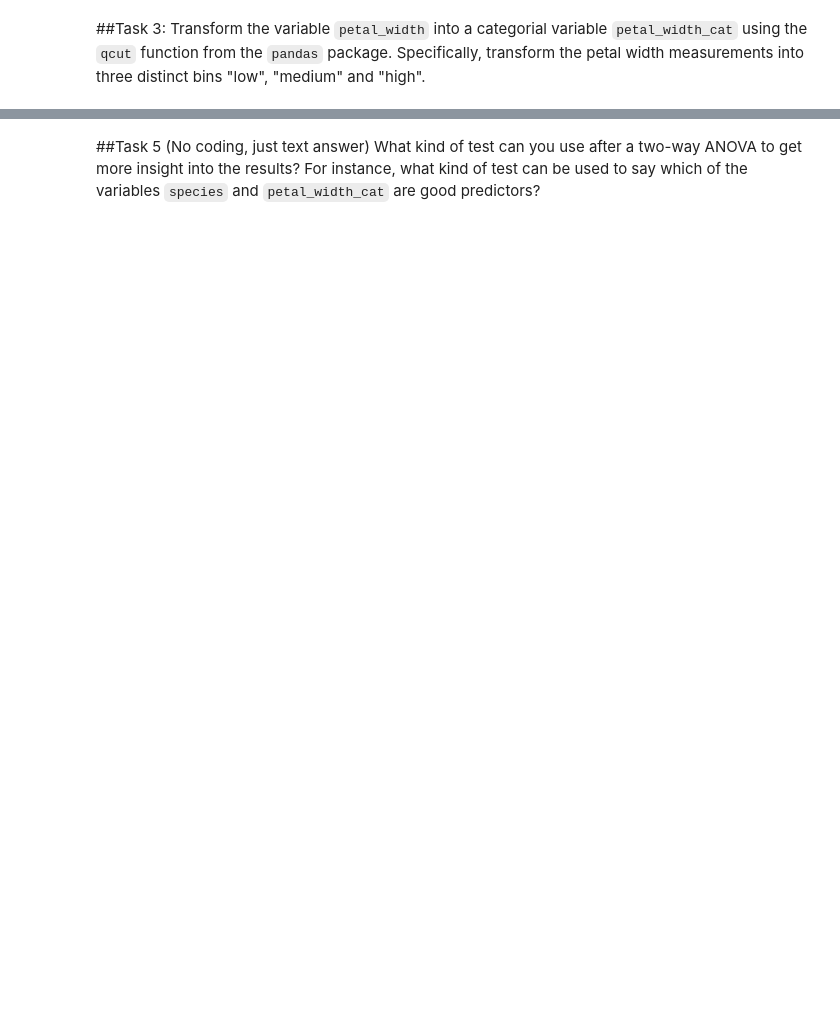
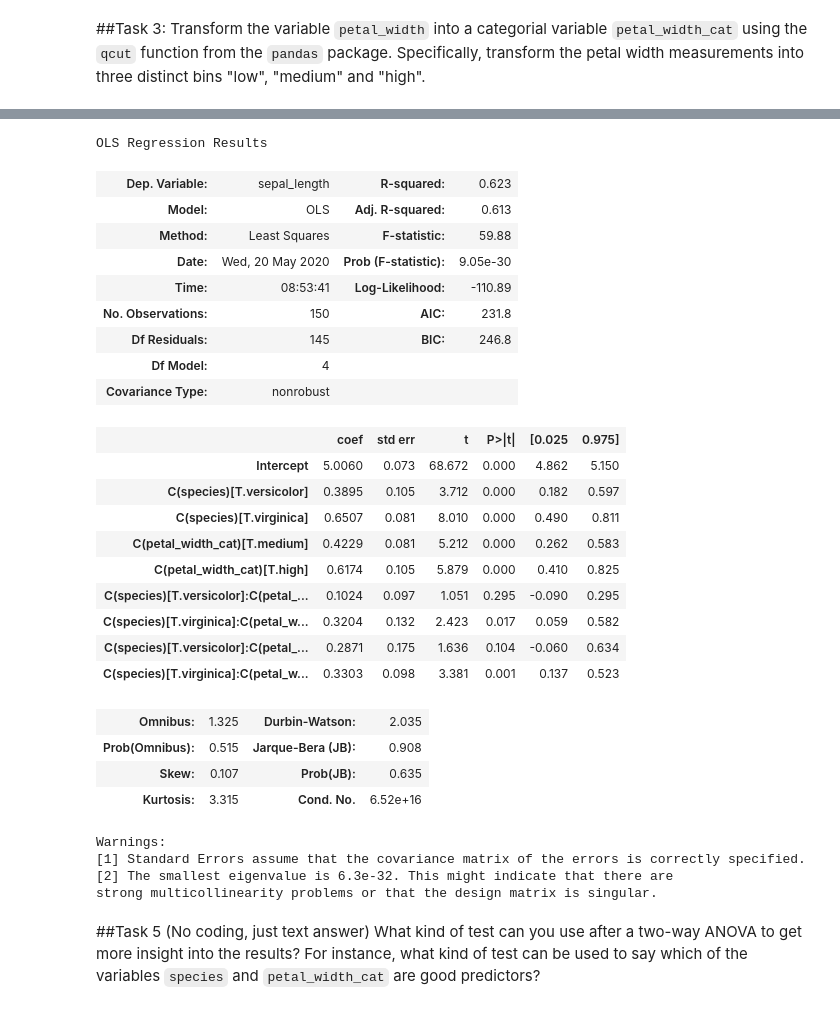
Before and after one commit to KayKozaronek/03_Courses, a Jupyter notebook: ANOVA.ipynb, the cells around one changed output, grey strips where cells are left out. Saved outputs shown, nothing was run; the diff lists cells and outputs as text; code cells hidden in the pictures; blank space fills up the shorter version.

````diff
--- a/ANOVA.ipynb
+++ b/ANOVA.ipynb
@@ -725,3 +792,35 @@
+# %%
+results2= ols("sepal_length~C(species)*C(petal_width_cat)", data=iris).fit()
+results2.summary()
+# %% [output]
+OLS Regression Results
+| Dep. Variable: | sepal_length | R-squared: | 0.623 |
+| Model: | OLS | Adj. R-squared: | 0.613 |
+| Method: | Least Squares | F-statistic: | 59.88 |
+| Date: | Wed, 20 May 2020 | Prob (F-statistic): | 9.05e-30 |
+| Time: | 08:53:41 | Log-Likelihood: | -110.89 |
+| No. Observations: | 150 | AIC: | 231.8 |
+| Df Residuals: | 145 | BIC: | 246.8 |
+| Df Model: | 4 |  |  |
+| Covariance Type: | nonrobust |  |  |
+|  | coef | std err | t | P>|t| | [0.025 | 0.975] |
+| Intercept | 5.0060 | 0.073 | 68.672 | 0.000 | 4.862 | 5.150 |
+| C(species)[T.versicolor] | 0.3895 | 0.105 | 3.712 | 0.000 | 0.182 | 0.597 |
+| C(species)[T.virginica] | 0.6507 | 0.081 | 8.010 | 0.000 | 0.490 | 0.811 |
+| C(petal_width_cat)[T.medium] | 0.4229 | 0.081 | 5.212 | 0.000 | 0.262 | 0.583 |
+| C(petal_width_cat)[T.high] | 0.6174 | 0.105 | 5.879 | 0.000 | 0.410 | 0.825 |
+| C(species)[T.versicolor]:C(petal_... | 0.1024 | 0.097 | 1.051 | 0.295 | -0.090 | 0.295 |
+| C(species)[T.virginica]:C(petal_w... | 0.3204 | 0.132 | 2.423 | 0.017 | 0.059 | 0.582 |
+| C(species)[T.versicolor]:C(petal_... | 0.2871 | 0.175 | 1.636 | 0.104 | -0.060 | 0.634 |
+| C(species)[T.virginica]:C(petal_w... | 0.3303 | 0.098 | 3.381 | 0.001 | 0.137 | 0.523 |
+| Omnibus: | 1.325 | Durbin-Watson: | 2.035 |
+| Prob(Omnibus): | 0.515 | Jarque-Bera (JB): | 0.908 |
+| Skew: | 0.107 | Prob(JB): | 0.635 |
+| Kurtosis: | 3.315 | Cond. No. | 6.52e+16 |
+Warnings:
+[1] Standard Errors assume that the covariance matrix of the errors is correctly specified.
+[2] The smallest eigenvalue is 6.3e-32. This might indicate that there are
+strong multicollinearity problems or that the design matrix is singular.
 # %% [markdown]
 ##Task 5
 (No coding, just text answer) What kind of test can you use after a two-way ANOVA to get more insight into the results? For instance, what kind of test can be used to say which of the variables ```species``` and ```petal_width_cat``` are good predictors?
````
Also changed, not shown: parts of 39 cells of this notebook.
